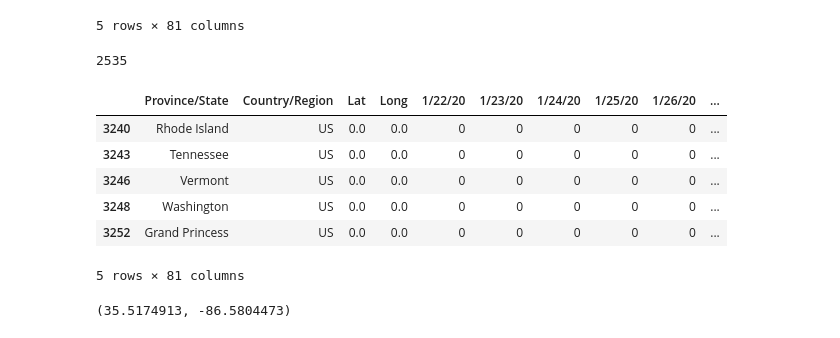
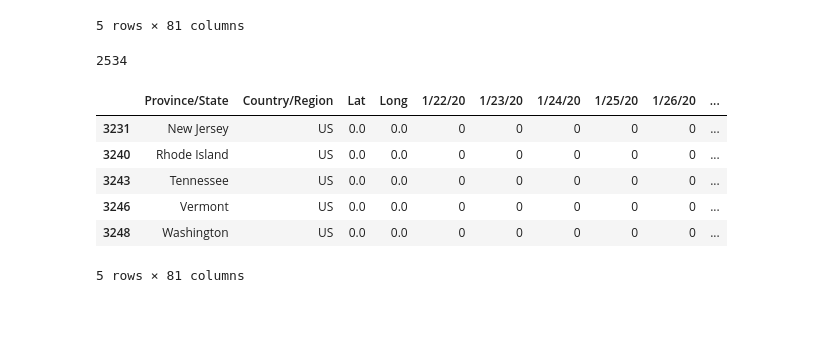
Before and after one commit to ellemonke/COVID-19, a Jupyter notebook: static/resources/confirmed.ipynb, the cells around one changed output. Drawn from its saved outputs; the diff is of its cells as text; code cells hidden in the pictures.

```diff
--- a/static/resources/confirmed.ipynb
+++ b/static/resources/confirmed.ipynb
@@ -37,20 +37,25 @@ confirmed_us_df.head()
 | 4 | Virgin Islands | US | 18.3358 | -64.8963 | 0 | 0 | 0 | 0 | 0 | ... |
 5 rows × 81 columns
 # %%
+# Drop rows with zero cases
 last_column = confirmed_us_df[confirmed_us_df.columns[-1]]
 rows = confirmed_us_df.loc[last_column == 0].index
 confirmed_us_df.drop(rows, inplace=True)
 
+# Drop cruise ship with no location
+cruises = confirmed_us_df.loc[confirmed_us_df['Province/State'].str.contains('Grand Princess')].index
+confirmed_us_df.drop(cruises, inplace=True)
+
 print(len(confirmed_us_df))
 confirmed_us_df.tail()
 # %% [output]
-2535
+2534
 |  | Province/State | Country/Region | Lat | Long | 1/22/20 | 1/23/20 | 1/24/20 | 1/25/20 | 1/26/20 | ... |
+| 3231 | New Jersey | US | 0.0 | 0.0 | 0 | 0 | 0 | 0 | 0 | ... |
 | 3240 | Rhode Island | US | 0.0 | 0.0 | 0 | 0 | 0 | 0 | 0 | ... |
 | 3243 | Tennessee | US | 0.0 | 0.0 | 0 | 0 | 0 | 0 | 0 | ... |
 | 3246 | Vermont | US | 0.0 | 0.0 | 0 | 0 | 0 | 0 | 0 | ... |
 | 3248 | Washington | US | 0.0 | 0.0 | 0 | 0 | 0 | 0 | 0 | ... |
-| 3252 | Grand Princess | US | 0.0 | 0.0 | 0 | 0 | 0 | 0 | 0 | ... |
 5 rows × 81 columns
 # %%
 def lat_long(state):
@@ -71,11 +76,6 @@ def lat_long(state):
     long = location['lng']
 
     return lat, long
-# %%
-tn = lat_long("Tennessee")
-tn
-# %% [output]
-(35.5174913, -86.5804473)
 # %%
 for index, row in confirmed_us_df.iterrows():
     state = row['Province/State']
```
Also changed, not shown: parts of 3 cells of this notebook, 40 other files.
